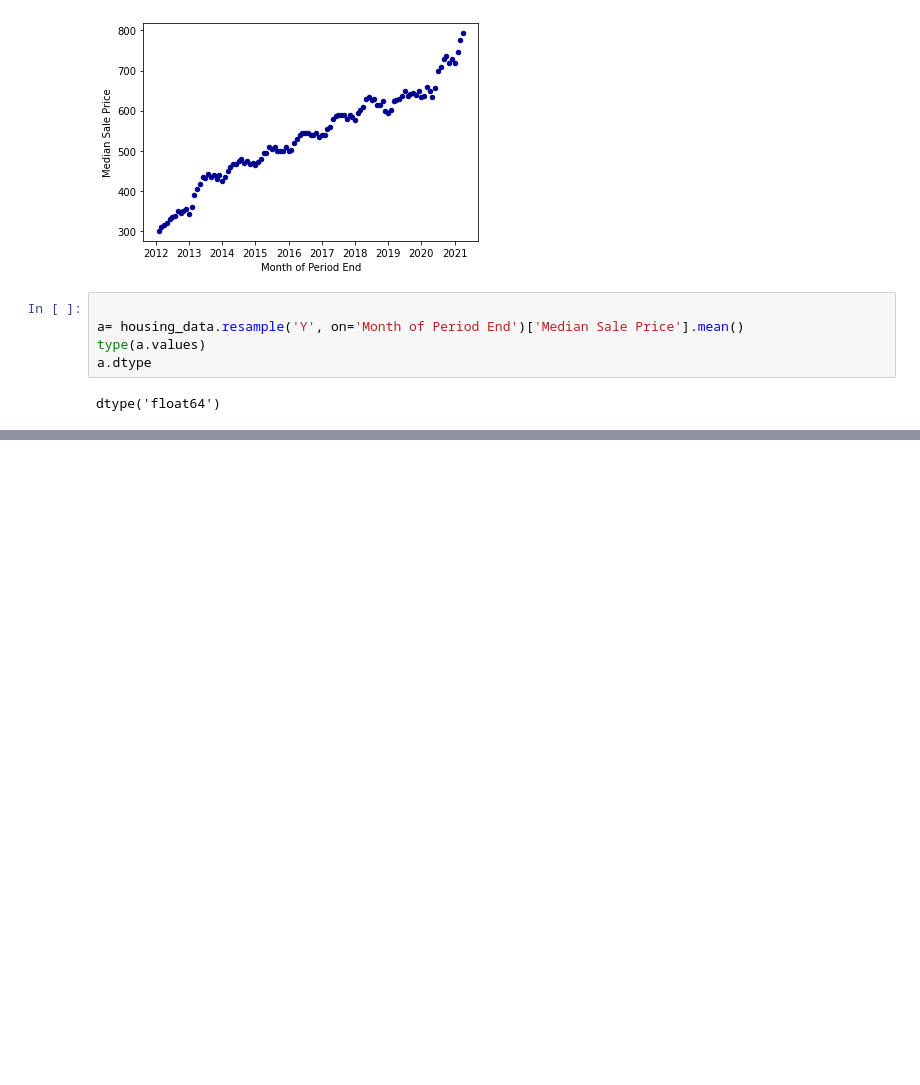
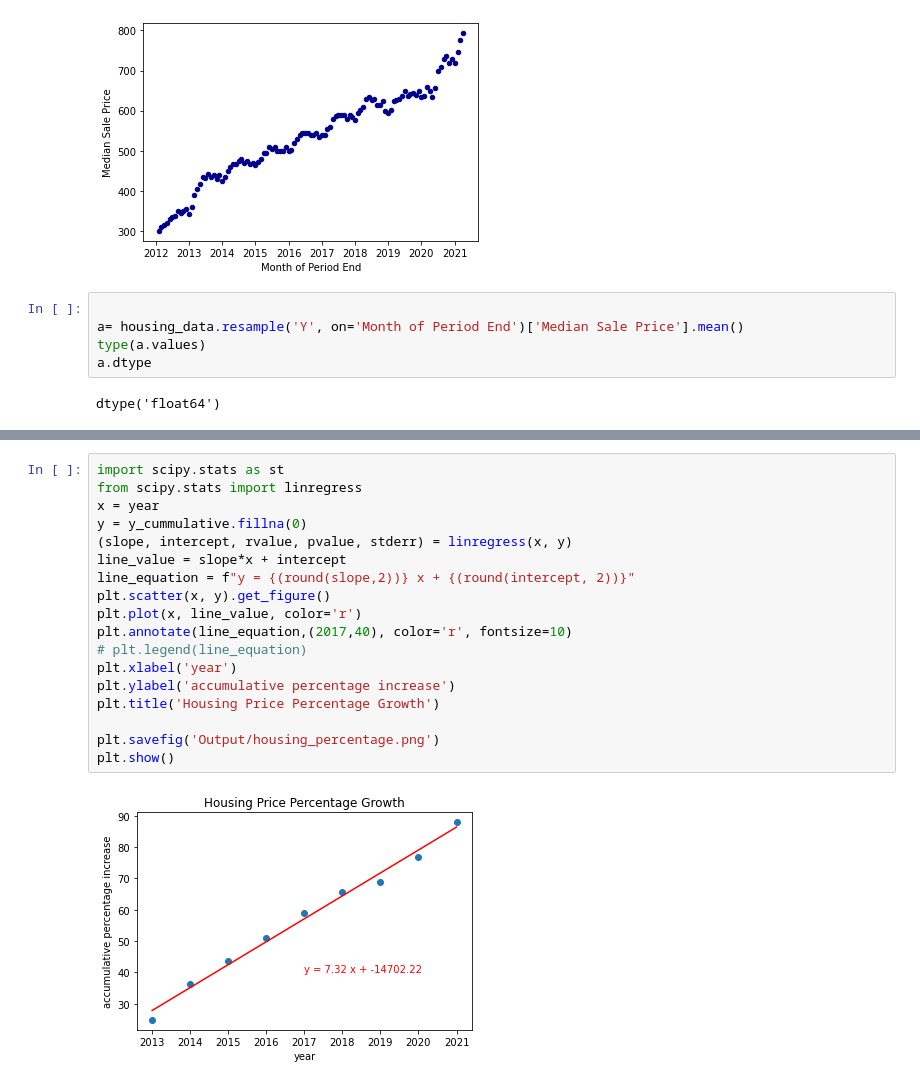
Before and after one commit to harikapeddi/Los_Angeles_Data_Project1, a Jupyter notebook: Housing.ipynb, the cells around one changed output, grey strips where cells are left out. Cells and saved outputs as stored; diff of their text form; blank space fills up the shorter version.

```diff
--- a/Housing.ipynb
+++ b/Housing.ipynb
@@ -72,0 +106,20 @@ TypeError: bar() missing 1 required positional argument: 'x'
+# %%
+import scipy.stats as st
+from scipy.stats import linregress
+x = year
+y = y_cummulative.fillna(0)
+(slope, intercept, rvalue, pvalue, stderr) = linregress(x, y)
+line_value = slope*x + intercept
+line_equation = f"y = {(round(slope,2))} x + {(round(intercept, 2))}"
+plt.scatter(x, y).get_figure()
+plt.plot(x, line_value, color='r')
+plt.annotate(line_equation,(2017,40), color='r', fontsize=10)
+# plt.legend(line_equation)
+plt.xlabel('year')
+plt.ylabel('accumulative percentage increase')
+plt.title('Housing Price Percentage Growth')
+
+plt.savefig('Output/housing_percentage.png')
+plt.show()
+# %% [output]
+[figure, added]
```
Also changed, not shown: parts of 6 cells of this notebook, 1 other file.
